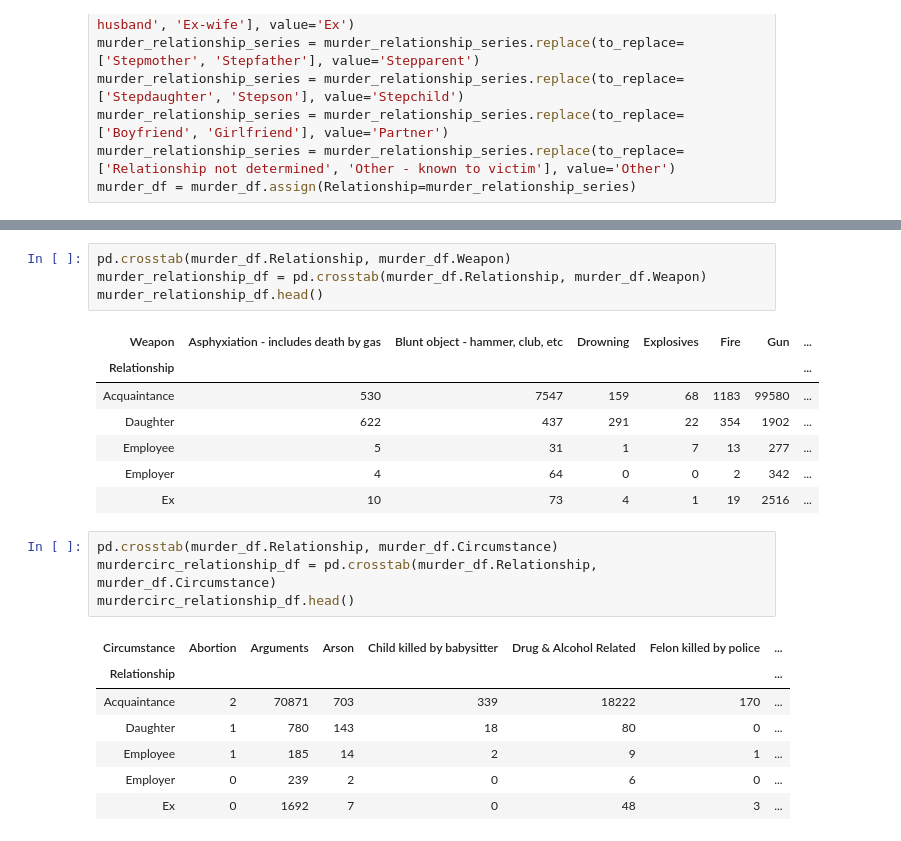
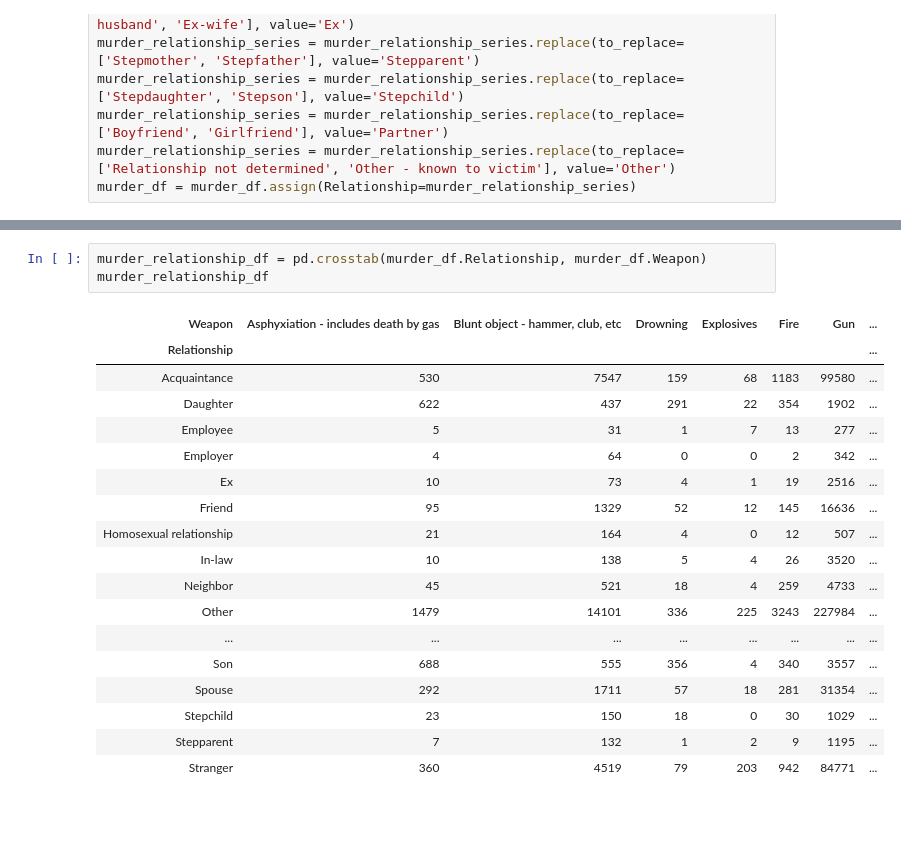
Before and after one commit to sparking29/Murder_Analysis, a Jupyter notebook: murder-analysis.ipynb, the cells around one changed output, grey strips where cells are left out. Saved outputs shown, nothing was run; the diff lists cells and outputs as text; blank space fills up the shorter version.

```diff
--- a/murder-analysis.ipynb
+++ b/murder-analysis.ipynb
@@ -53,24 +71,22 @@ murder_df = murder_df.assign(Relationship=murder_relationship_series)
 # %%
-pd.crosstab(murder_df.Relationship, murder_df.Weapon)
 murder_relationship_df = pd.crosstab(murder_df.Relationship, murder_df.Weapon)
-murder_relationship_df.head()
+murder_relationship_df
 # %% [output]
 | Weapon | Asphyxiation - includes death by gas | Blunt object - hammer, club, etc | Drowning | Explosives | Fire | Gun | ... |
 | Relationship |  |  |  |  |  |  | ... |
 | Acquaintance | 530 | 7547 | 159 | 68 | 1183 | 99580 | ... |
 | Daughter | 622 | 437 | 291 | 22 | 354 | 1902 | ... |
 | Employee | 5 | 31 | 1 | 7 | 13 | 277 | ... |
 | Employer | 4 | 64 | 0 | 0 | 2 | 342 | ... |
 | Ex | 10 | 73 | 4 | 1 | 19 | 2516 | ... |
+| Friend | 95 | 1329 | 52 | 12 | 145 | 16636 | ... |
+| Homosexual relationship | 21 | 164 | 4 | 0 | 12 | 507 | ... |
+| In-law | 10 | 138 | 5 | 4 | 26 | 3520 | ... |
+| Neighbor | 45 | 521 | 18 | 4 | 259 | 4733 | ... |
+| Other | 1479 | 14101 | 336 | 225 | 3243 | 227984 | ... |
+| ... | ... | ... | ... | ... | ... | ... | ... |
+| Son | 688 | 555 | 356 | 4 | 340 | 3557 | ... |
+| Spouse | 292 | 1711 | 57 | 18 | 281 | 31354 | ... |
+| Stepchild | 23 | 150 | 18 | 0 | 30 | 1029 | ... |
+| Stepparent | 7 | 132 | 1 | 2 | 9 | 1195 | ... |
+| Stranger | 360 | 4519 | 79 | 203 | 942 | 84771 | ... |
-# %%
-pd.crosstab(murder_df.Relationship, murder_df.Circumstance)
-murdercirc_relationship_df = pd.crosstab(murder_df.Relationship, murder_df.Circumstance)
-murdercirc_relationship_df.head()
-# %% [output]
-| Circumstance | Abortion | Arguments | Arson | Child killed by babysitter | Drug & Alcohol Related | Felon killed by police | ... |
-| Relationship |  |  |  |  |  |  | ... |
-| Acquaintance | 2 | 70871 | 703 | 339 | 18222 | 170 | ... |
-| Daughter | 1 | 780 | 143 | 18 | 80 | 0 | ... |
-| Employee | 1 | 185 | 14 | 2 | 9 | 1 | ... |
-| Employer | 0 | 239 | 2 | 0 | 6 | 0 | ... |
-| Ex | 0 | 1692 | 7 | 0 | 48 | 3 | ... |
```
Also changed, not shown: parts of 17 cells of this notebook.
